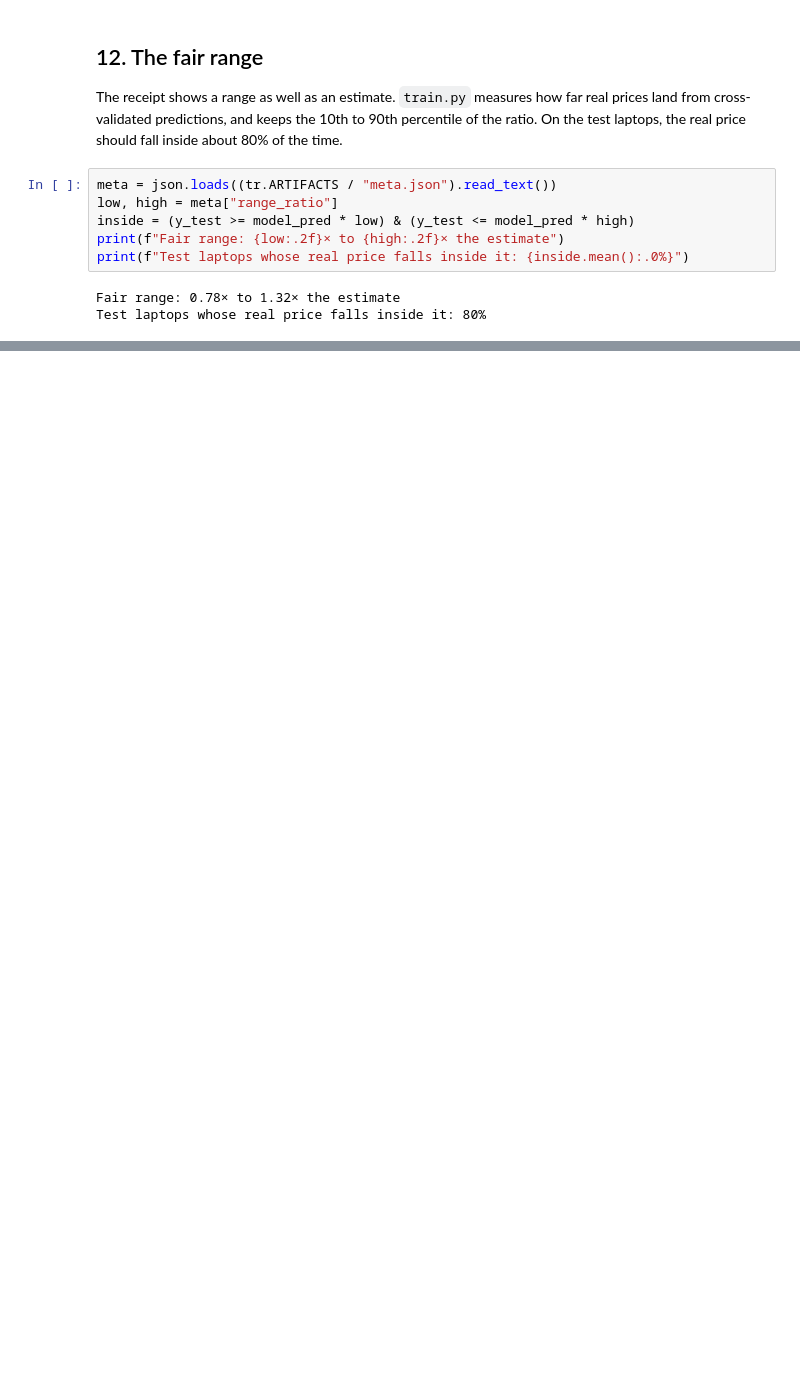
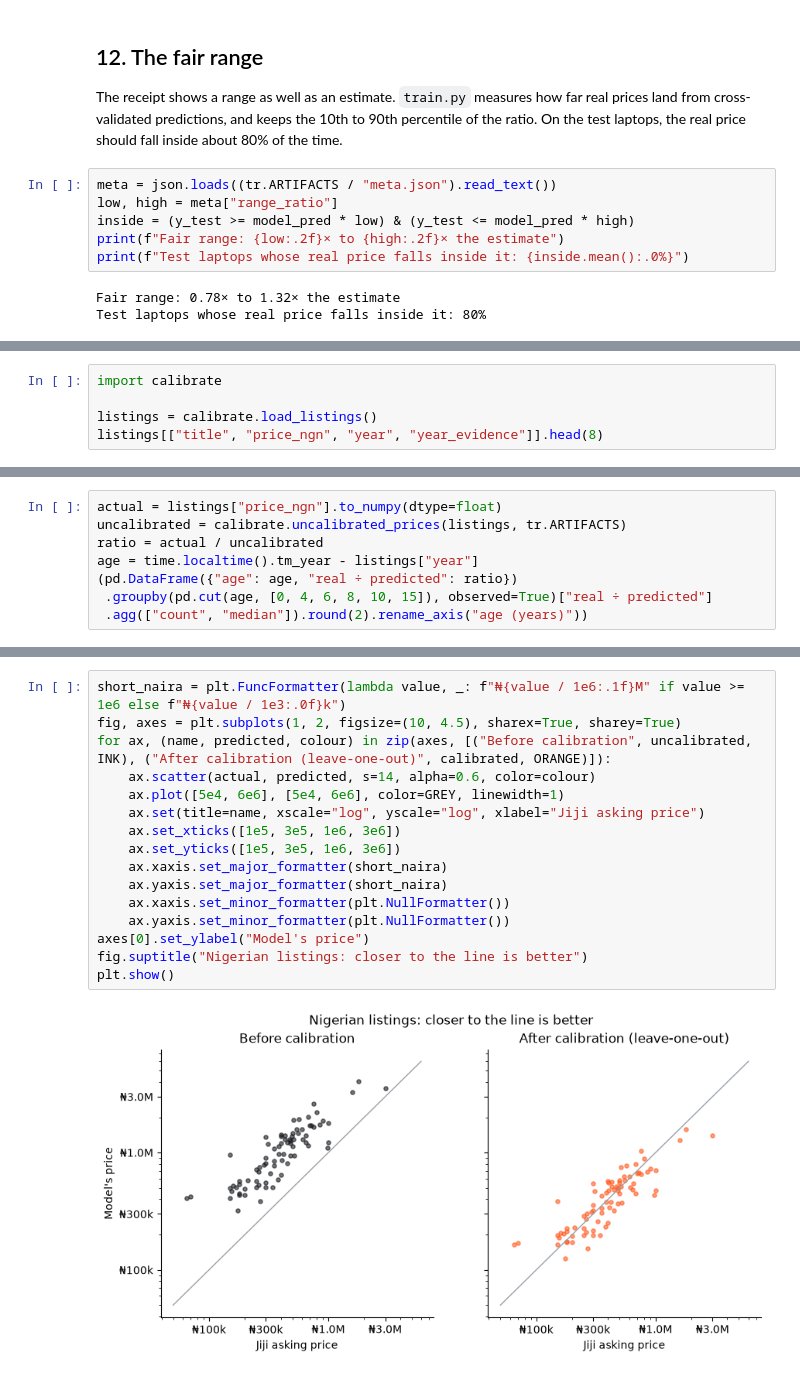
Before and after one commit to iamelio/used-laptop-price-estimator, a Jupyter notebook: notebooks/laptop_price_model.ipynb, the cells around one changed output, grey strips where cells are left out. Cells and saved outputs as stored; diff of their text form; blank space fills up the shorter version.

```diff
--- a/notebooks/laptop_price_model.ipynb
+++ b/notebooks/laptop_price_model.ipynb
@@ -567,0 +577,5 @@ Test laptops whose real price falls inside it: 80%
+# %%
+import calibrate
+
+listings = calibrate.load_listings()
+listings[["title", "price_ngn", "year", "year_evidence"]].head(8)
@@ -567,0 +592,8 @@ Test laptops whose real price falls inside it: 80%
+# %%
+actual = listings["price_ngn"].to_numpy(dtype=float)
+uncalibrated = calibrate.uncalibrated_prices(listings, tr.ARTIFACTS)
+ratio = actual / uncalibrated
+age = time.localtime().tm_year - listings["year"]
+(pd.DataFrame({"age": age, "real ÷ predicted": ratio})
+ .groupby(pd.cut(age, [0, 4, 6, 8, 10, 15]), observed=True)["real ÷ predicted"]
+ .agg(["count", "median"]).round(2).rename_axis("age (years)"))
@@ -567,0 +629,18 @@ Test laptops whose real price falls inside it: 80%
+# %%
+short_naira = plt.FuncFormatter(lambda value, _: f"₦{value / 1e6:.1f}M" if value >= 1e6 else f"₦{value / 1e3:.0f}k")
+fig, axes = plt.subplots(1, 2, figsize=(10, 4.5), sharex=True, sharey=True)
+for ax, (name, predicted, colour) in zip(axes, [("Before calibration", uncalibrated, INK), ("After calibration (leave-one-out)", calibrated, ORANGE)]):
+    ax.scatter(actual, predicted, s=14, alpha=0.6, color=colour)
+    ax.plot([5e4, 6e6], [5e4, 6e6], color=GREY, linewidth=1)
+    ax.set(title=name, xscale="log", yscale="log", xlabel="Jiji asking price")
+    ax.set_xticks([1e5, 3e5, 1e6, 3e6])
+    ax.set_yticks([1e5, 3e5, 1e6, 3e6])
+    ax.xaxis.set_major_formatter(short_naira)
+    ax.yaxis.set_major_formatter(short_naira)
+    ax.xaxis.set_minor_formatter(plt.NullFormatter())
+    ax.yaxis.set_minor_formatter(plt.NullFormatter())
+axes[0].set_ylabel("Model's price")
+fig.suptitle("Nigerian listings: closer to the line is better")
+plt.show()
+# %% [output]
+[figure, added]
```
Also changed, not shown: parts of 14 cells of this notebook, 5 other files.
